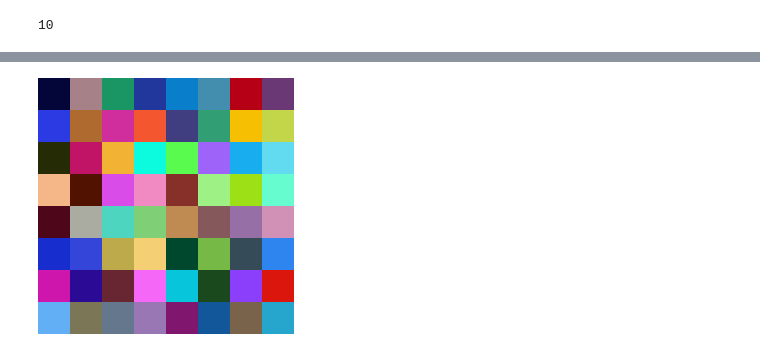
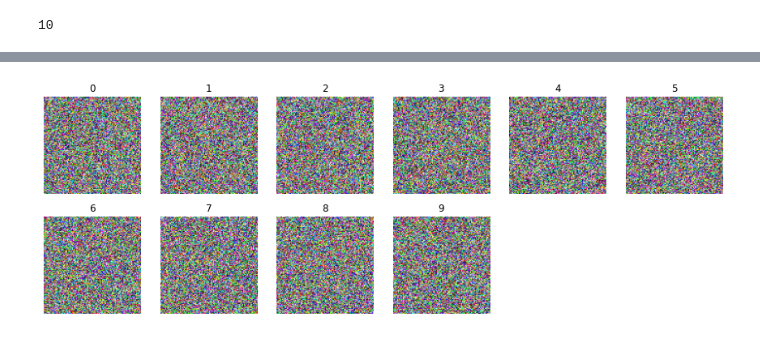
Before and after one commit to arunoda/adeep, a Jupyter notebook: aiaiart/imitools-dev.ipynb, the cells around one changed output, grey strips where cells are left out. Drawn from its saved outputs; the diff is of its cells as text; code cells hidden in the pictures.

```diff
--- a/aiaiart/imitools-dev.ipynb
+++ b/aiaiart/imitools-dev.ipynb
@@ -75,29 +74,32 @@ class ImageWrapper:
         self.image_type = image_type
 
     def resize(self, size=(256, 256), **kwargs) -> ImageWrapper:
+        ref = self
         if self.image_type != "pil":
-            raise Exception("resize() only applied for pil images")
+            ref = ref.cpil()
 
         if not isinstance(size, tuple):
             size = (size, size)
 
         i_size = (int(size[0]), int(size[1]))
 
-        new_images = [im.resize(i_size, **kwargs) for im in self.data]
+        new_images = [im.resize(i_size, **kwargs) for im in ref.data]
         return ImageWrapper(new_images, "pil")
 
     def normalize(self) -> ImageWrapper:
+        ref = self
         if self.image_type != "pt":
-            raise Exception("normalize() only applied for pytorch tensors")
+            ref = self.cpt()
 
-        normalized = (self.data - self.data.min()) / (self.data.max() - self.data.min())
+        normalized = (ref.data - ref.data.min()) / (ref.data.max() - ref.data.min())
         return ImageWrapper(normalized, "pt")
 
     def sinrange(self) -> ImageWrapper:
+        ref = self
         if self.image_type != "pt":
-            raise Exception("sinrange() only applied for pytorch tensors")
+            ref = self.cpt()
 
-        return ImageWrapper(self.data * 2 - 1, "pt")
+        return ImageWrapper(ref.data * 2 - 1, "pt")
 
     def pil(self) -> Image:
         if self.image_type == "pil":
@@ -133,8 +135,10 @@ class ImageWrapper:
     def cpt(self) -> ImageWrapper:
         return ImageWrapper(self.pt(), "pt")
 
-    def show(self, cmap=None, figsize=None, cols=6, max_count=36, scale=2.5, captions=True):
+    def show(self, cmap=None, figsize=None, cols=6, max_count=36, scale=-1, captions=True):
         if len(self.data) == 1:
+            scale = 4 if scale == -1 else scale
+            plt.figure(figsize=(scale, scale))
             plt.axis("off")
             if self.image_type == "pil":
                 plt.imshow(self.data[0], cmap=cmap)
@@ -143,6 +147,7 @@ class ImageWrapper:
 
             return
 
+        scale = 2.5 if scale == -1 else scale
         images = self.data.cpu() if self.image_type == "pt" else self.data
         image_count = len(self.data)
 
@@ -179,13 +184,14 @@ class ImageWrapper:
                         ax[row][col].axis("off")
 
     def to_dir(self, output_dir, prefix="image", max_workers=min(10, os.cpu_count())):
+        ref = self
         if self.image_type != "pil":
-            raise Exception("to_dir() only applied for pil images")
+            ref = self.cpil()
 
         dir_path = Path(output_dir)
         dir_path.mkdir(exist_ok=True, parents=True)
 
-        images = self.data
+        images = ref.data
 
         def save_image(i):
             try:
@@ -265,7 +271,7 @@ def from_path(input_data) -> ImageWrapper:
     return ImageWrapper([pil_image], "pil")
 
 
-class DynaPlot:
+class LivePlotter:
     def __init__(self, cols=2, figsize=(15, 4)):
         fig, subplots = plt.subplots(1, cols, figsize=(20, 5))
         fig.patch.set_facecolor("white")
@@ -330,8 +336,8 @@ class DynaPlot:
     def close(self):
         plt.close()
 
-def dplot(**kwargs) -> DynaPlot:
-    return DynaPlot(**kwargs)
+def live_plot(*args, **kwargs) -> LivePlotter:
+    return LivePlotter(*args, **kwargs)
 
 class ImiTools:
     def __init__(self):
@@ -346,8 +352,8 @@ class ImiTools:
     def from_dir(self, path) -> ImageWrapper:
         return from_dir(path)
 
-    def dplot(self, **kwargs) -> DynaPlot:
-        return dplot(**kwargs)
+    def live_plot(self, *args, **kwargs) -> LivePlotter:
+        return live_plot(*args, **kwargs)
 
 I = ImiTools()
 I.defaults.device = device
@@ -367,8 +360,5 @@ from PIL import Image
-# %%
-images.cpil().resize(256, resample=Image.BOX).pil()[1]
-# %% [output]
-[figure, removed]
 # %%
-# # install ffmpeg
-# !apt update -y > /dev/null 2>&1
-# !DEBIAN_FRONTEND=noninteractive apt -y install ffmpeg > /dev/null 2>&1
+pt_image = torch.rand(10, 3, 100, 100)
+I.wrap(pt_image).show()
+# %% [output]
+[figure, added]
```
Also changed, not shown: parts of 8 cells of this notebook, 1 other file.
